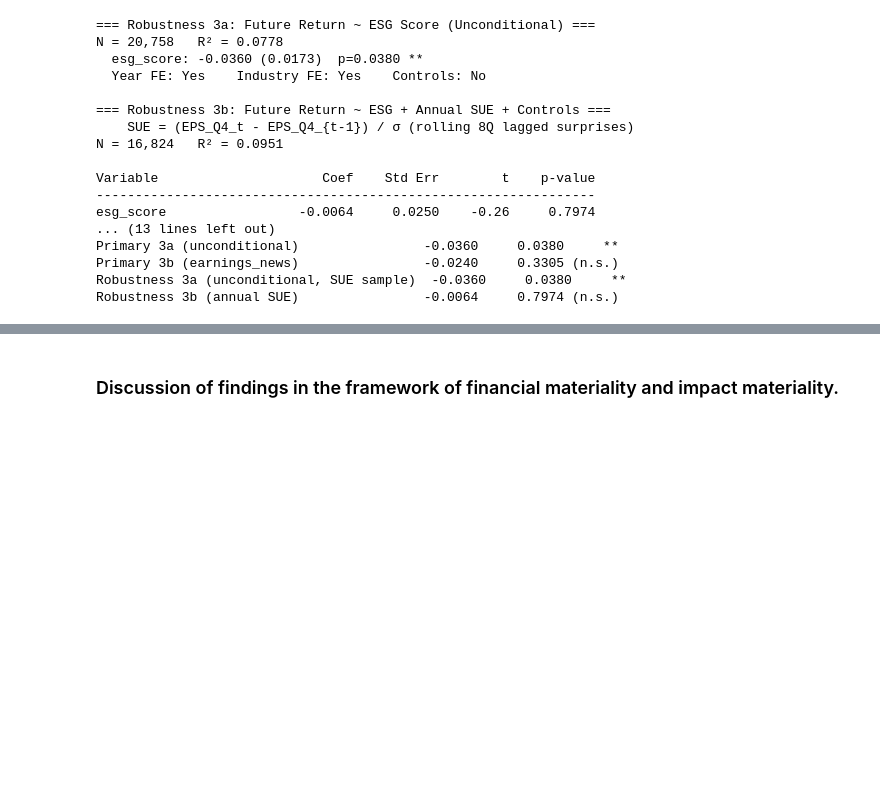
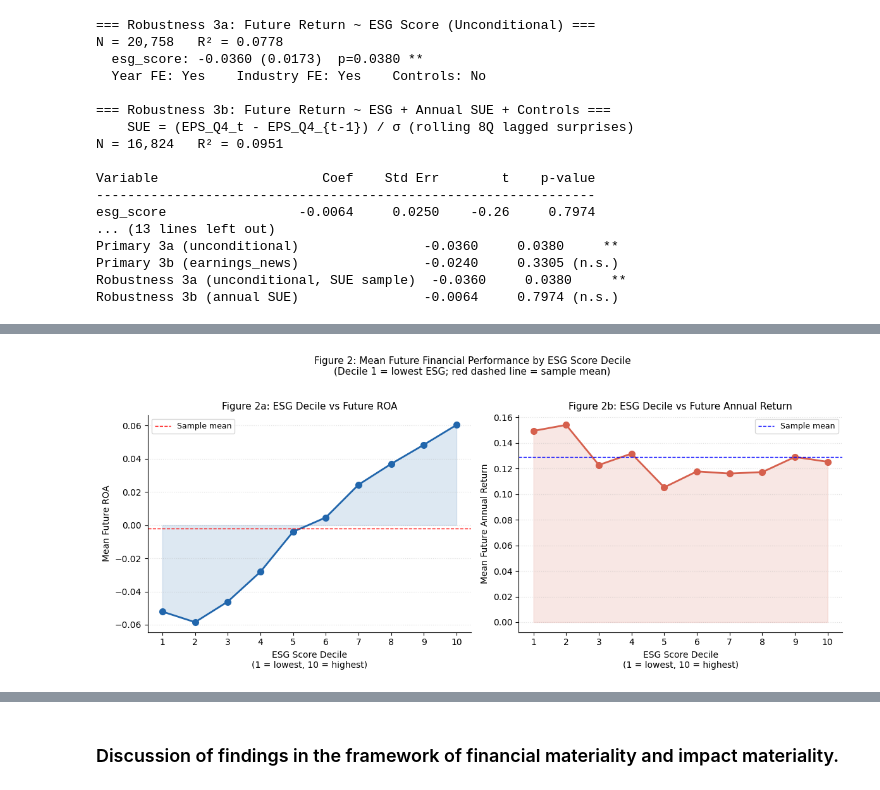
Before and after one commit to sanjxksl/RSM8244-Team4, a Jupyter notebook: part3.ipynb, the cells around one changed output, grey strips where cells are left out. Cells and saved outputs as stored; diff of their text form; code cells hidden in the pictures; blank space fills up the shorter version.

```diff
--- a/part3.ipynb
+++ b/part3.ipynb
@@ -781,0 +870,81 @@ Robustness 3b (annual SUE)                -0.0064     0.7974 (n.s.)
+# %%
+# ── Figure 2: ESG Decile vs Future ROA and Future Annual Return ────────────────
+
+# Assign ESG deciles on the full panel
+panel['esg_decile'] = pd.qcut(panel['esg_score'], q=10, labels=False) + 1
+
+decile_stats = (
+    panel
+    .dropna(subset=['esg_decile', 'future_roa', 'future_annual_ret'])
+    .groupby('esg_decile')
+    .agg(
+        mean_future_roa=('future_roa', 'mean'),
+        mean_future_ret=('future_annual_ret', 'mean'),
+        n=('future_roa', 'count')
+    )
+    .reset_index()
+)
+
+fig2, axes = plt.subplots(1, 2, figsize=(12, 5))
+
+# ── Panel A: ESG Decile vs Future ROA ─────────────────────────────────────────
+ax1 = axes[0]
+ax1.fill_between(
+    decile_stats['esg_decile'],
+    decile_stats['mean_future_roa'],
+    alpha=0.15, color='#2166ac'
+)
+ax1.plot(
+    decile_stats['esg_decile'],
+    decile_stats['mean_future_roa'],
+    color='#2166ac', linewidth=2, marker='o', markersize=7
+)
+ax1.axhline(
+    panel['future_roa'].mean(), color='red',
+    linestyle='--', linewidth=1, label='Sample mean'
+)
+ax1.set_xlabel('ESG Score Decile\n(1 = lowest, 10 = highest)', fontsize=10)
+ax1.set_ylabel('Mean Future ROA', fontsize=10)
+ax1.set_title('Figure 2a: ESG Decile vs Future ROA', fontsize=11)
+ax1.set_xticks(range(1, 11))
+ax1.legend(fontsize=9)
+ax1.spines['top'].set_visible(False)
+ax1.spines['right'].set_visible(False)
+ax1.grid(axis='y', linestyle=':', alpha=0.4)
+
+# ── Panel B: ESG Decile vs Future Annual Return ────────────────────────────────
+ax2 = axes[1]
+ax2.fill_between(
+    decile_stats['esg_decile'],
+    decile_stats['mean_future_ret'],
+    alpha=0.15, color='#d6604d'
+)
+ax2.plot(
+    decile_stats['esg_decile'],
+    decile_stats['mean_future_ret'],
+    color='#d6604d', linewidth=2, marker='o', markersize=7
+)
+ax2.axhline(
+    panel['future_annual_ret'].mean(), color='blue',
+    linestyle='--', linewidth=1, label='Sample mean'
+)
+ax2.set_xlabel('ESG Score Decile\n(1 = lowest, 10 = highest)', fontsize=10)
+ax2.set_ylabel('Mean Future Annual Return', fontsize=10)
+ax2.set_title('Figure 2b: ESG Decile vs Future Annual Return', fontsize=11)
+ax2.set_xticks(range(1, 11))
+ax2.legend(fontsize=9)
+ax2.spines['top'].set_visible(False)
+ax2.spines['right'].set_visible(False)
+ax2.grid(axis='y', linestyle=':', alpha=0.4)
+
+fig2.suptitle(
+    'Figure 2: Mean Future Financial Performance by ESG Score Decile\n'
+    '(Decile 1 = lowest ESG; red dashed line = sample mean)',
+    fontsize=11, y=1.02
+)
+plt.tight_layout()
+plt.savefig('part3_figure2_decile_means.png', dpi=150, bbox_inches='tight')
+plt.show()
+print("Figure 2 saved.")
+# %% [output]
+[figure, added]
```
Also changed, not shown: parts of 11 cells of this notebook, 2 other files.
